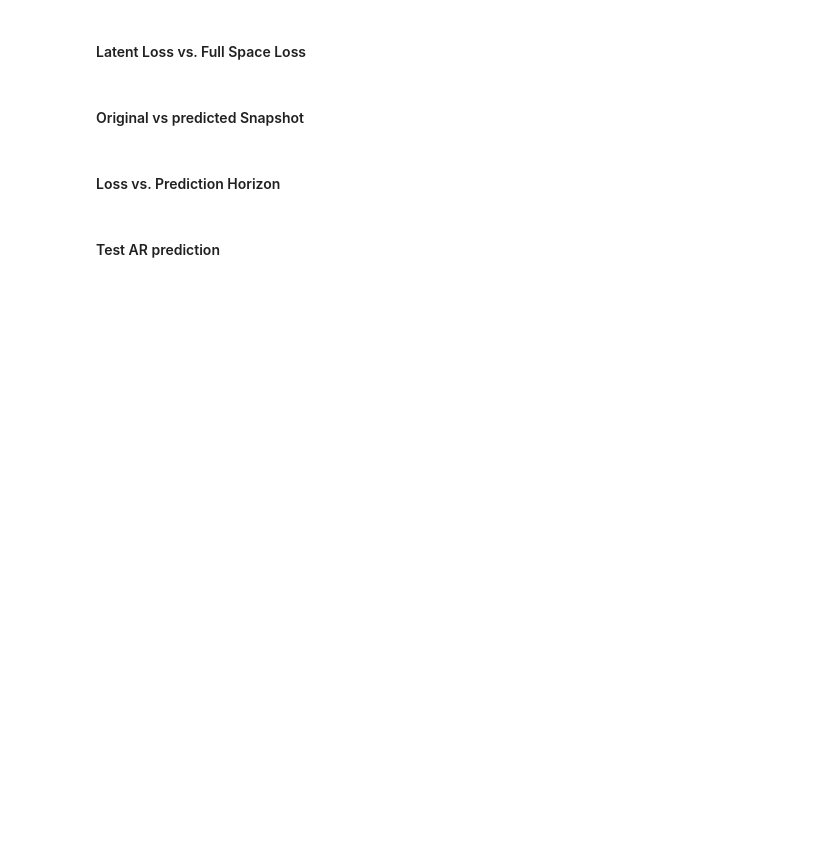
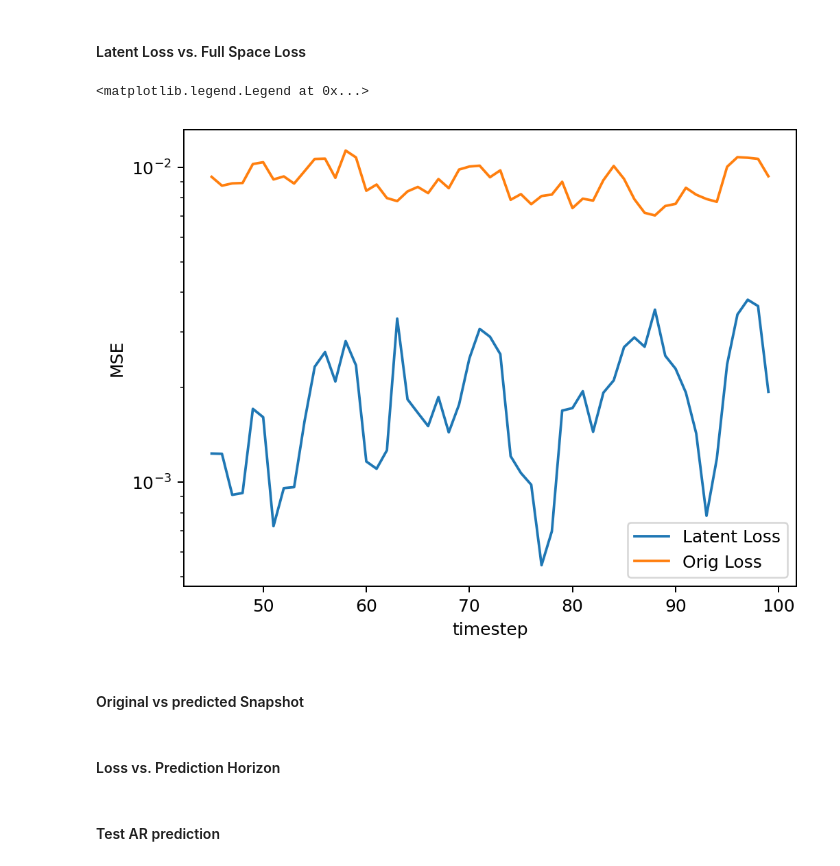
Before and after one commit to AntonSchreiber/ROM-buffet-forecasting, a Jupyter notebook: notebooks/VAE_FC_test.ipynb, the cells around one changed output. Cells and saved outputs as stored; diff of their text form; code cells hidden in the pictures; blank space fills up the shorter version.

Commit message:
add latent loss vs orig loss figure

```diff
--- a/notebooks/VAE_FC_test.ipynb
+++ b/notebooks/VAE_FC_test.ipynb
@@ -37,7 +39,9 @@ cpu
 # %% [markdown]
 #### Load data (single flow condition at alpha = 4.00)
 # %%
-# load test dataset
+# load datasets
+train = pt.load(join(DATA_PATH, "train_dataset.pt"))
 test = pt.load(join(DATA_PATH, "test_dataset.pt"))
+print(train.shape)
 print(test.shape)
 # %% [output]
@@ -45,9 +50,15 @@ torch.Size([256, 128, 100])
 # %% [markdown]
 #### Load autoencoder and encode data
 # %%
+# load pre-trained autoencoder model
 autoencoder = make_VAE_model(
     n_latent=LATENT_SIZE,
     device=device)
 autoencoder.load(VAE_PATH)
 autoencoder.eval()
+decoder = autoencoder._decoder
+
+# encode datasets
+train_enc = autoencoder.encode_dataset(train)
 test_enc = autoencoder.encode_dataset(test)
+print(test_enc.shape)
@@ -74,3 +97,10 @@ FileNotFoundError: [Errno 2] No such file or directory: '/home/anton/repositorie
+# %%
+scaler = MinMaxScaler_1_1().fit(train_enc)
+# create TimeSeriesDataset object to create windows of data
+# FIXME needs training data to load into TimeSeriesDataset object
+timeseriesdataset = TimeSeriesDataset(train=scaler.scale(train_enc), test=scaler.scale(test_enc), input_width=INPUT_WIDTH, pred_horizon=1)
+_, target_idx = timeseriesdataset.rolling_window(test_enc.shape[1])
+test_enc = timeseriesdataset.test_dataset
 # %%
 study_results = pt.load(join(FC_PATH, "study_results.pt"))
 loss_df = study_results[FC_MODEL][0]
@@ -82,3 +125,32 @@ print(loss_df)
+# %%
+# compare the latent loss vs the full space MSE predict the whole test dataset and store latent and original loss
+latent_loss = []
+orig_loss = []
+
+# iterate over the windows of data
+for i, (inputs_latent, targets_latent) in enumerate(test_enc):
+    inputs_latent = inputs_latent.flatten().to(device)
+    targets_latent = targets_latent.flatten().to(device)
+
+    with pt.no_grad():
+        # time evolution in latent space
+        pred_latent = FC_model(inputs_latent)
+        latent_loss.append(mse_loss(targets_latent, pred_latent))
+
+        # decoding to full space
+        pred_orig = decoder(pred_latent.unsqueeze(0)).squeeze().detach()
+        orig_loss.append(mse_loss(test[:, :, target_idx[i].item()], pred_orig))
+# %%
+timestep = range(target_idx[0].item(), target_idx[-1].item() + 1)
+plt.plot(timestep, latent_loss, label="Latent Loss")
+plt.plot(timestep, orig_loss, label="Orig Loss")
+plt.ylabel("MSE")
+plt.xlabel("timestep")
+plt.yscale("log")
+plt.legend()
+# %% [output]
+<matplotlib.legend.Legend at 0x...>
+[figure, added]
 # %% [markdown]
 #### Original vs predicted Snapshot
 # %%
```
Also changed, not shown: parts of 7 cells of this notebook, 1 other file.
